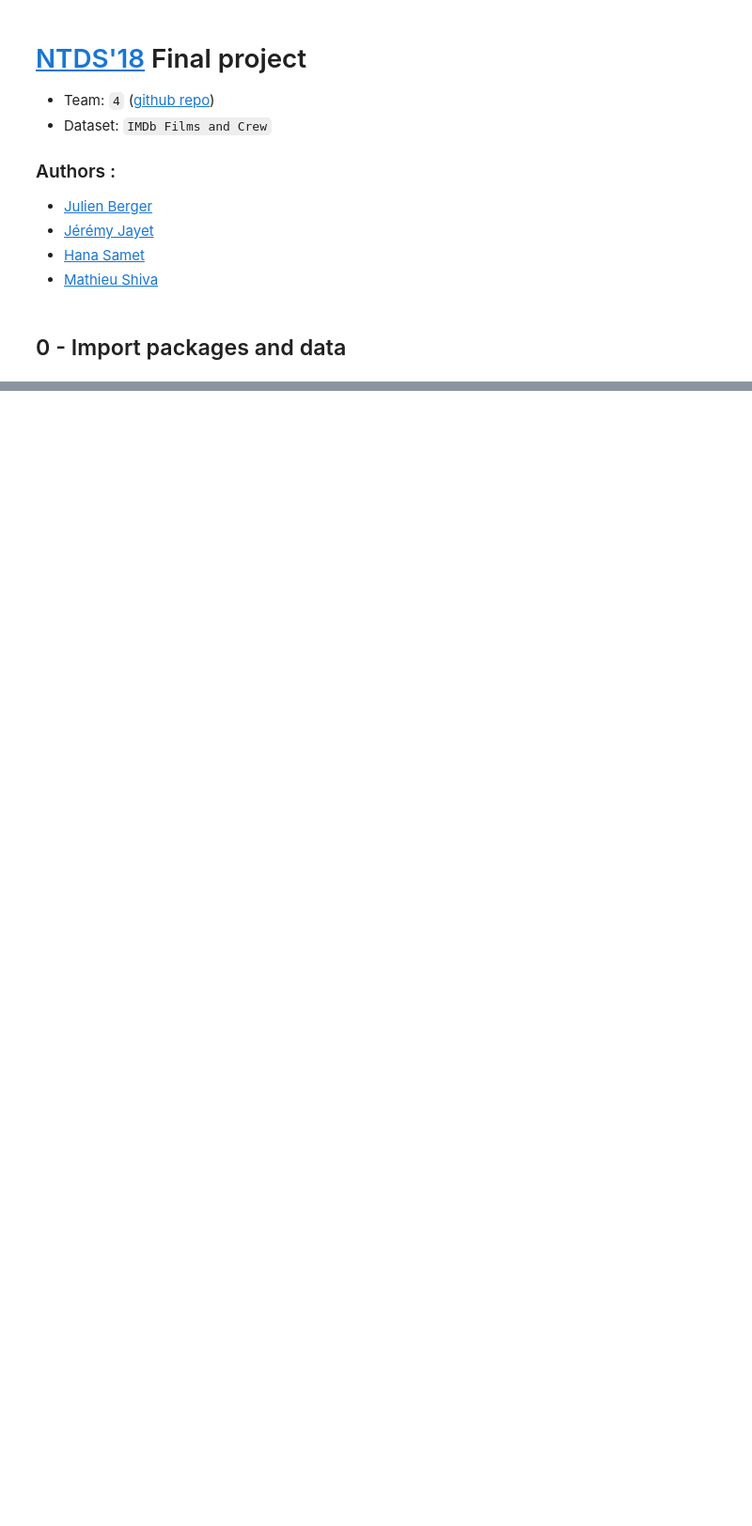
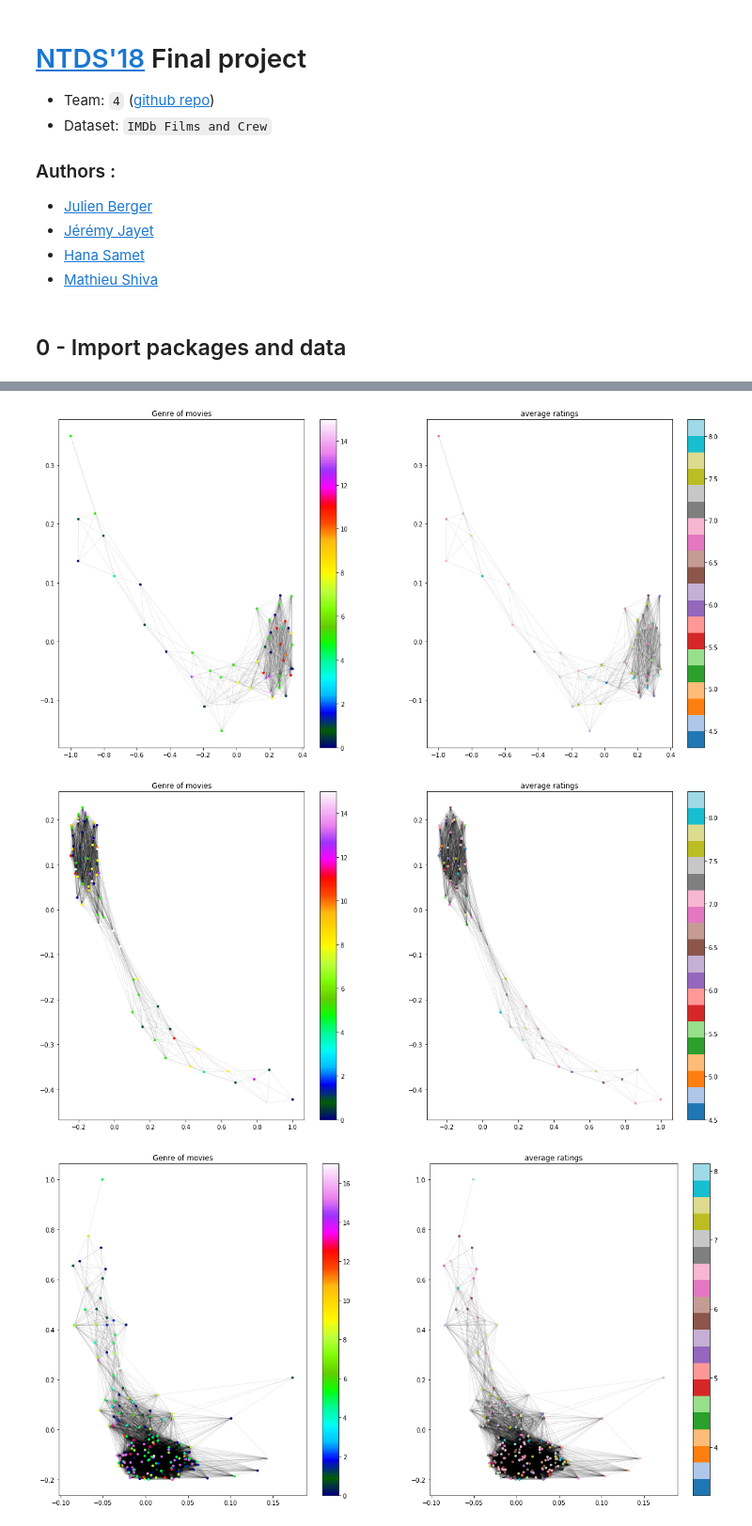
Before and after one commit to swouf/ntds_IMDb_team4, a Jupyter notebook: final_project_ntds_2018.ipynb, the cells around one changed output, grey strips where cells are left out. Shown at 94% size. Cells and saved outputs as stored; diff of their text form; code cells hidden in the pictures; blank space fills up the shorter version.

```diff
--- a/final_project_ntds_2018.ipynb
+++ b/final_project_ntds_2018.ipynb
@@ -101,0 +151,32 @@ for G in graphsFilteredByYears:
+# %%
+#Graph du giant component avec les couleurs correspondants aux genres et aux ratings
+
+i = 0
+for G in graphsFilteredByYears:
+    full_G = nx.from_numpy_matrix(adjacenciesFilteredByYears[i])
+    Gc = max(nx.connected_component_subgraphs(full_G), key=len)
+    adjacency= nx.to_numpy_array(Gc)
+    graph = nx.from_numpy_matrix(adjacency)
+    coords_spring = nx.spring_layout(graph,k=0.03)
+    labels = genreOfMoviesFilteredByYears[i].iloc[np.sort(nx.nodes(Gc))]
+
+    plt.figure(figsize=(20, 10))
+    plt.subplot(121)
+    labels = genreOfMoviesFilteredByYears[i].iloc[np.sort(nx.nodes(Gc))]
+    im=nx.draw_networkx_nodes(graph, coords_spring, node_size=10, node_color=labels, cmap='gist_ncar')
+    nx.draw_networkx_edges(graph, coords_spring, alpha=0.1, width=0.7)
+    plt.title('Genre of movies')
+    plt.colorbar(im);
+
+    plt.subplot(122)
+    labels = voteAvrgFilteredByYears[i].iloc[np.sort(nx.nodes(Gc))]
+    im=nx.draw_networkx_nodes(graph, coords_spring, node_size=10, node_color=labels, cmap='tab20')
+    nx.draw_networkx_edges(graph, coords_spring, alpha=0.1, width=0.7)
+    plt.title('average ratings')
+    plt.colorbar(im);
+
+    i=i+1
+# %% [output]
+[figure, added]
+[figure, added]
+[figure, added]
```
Also changed, not shown: parts of 8 cells of this notebook, 1 other file.
